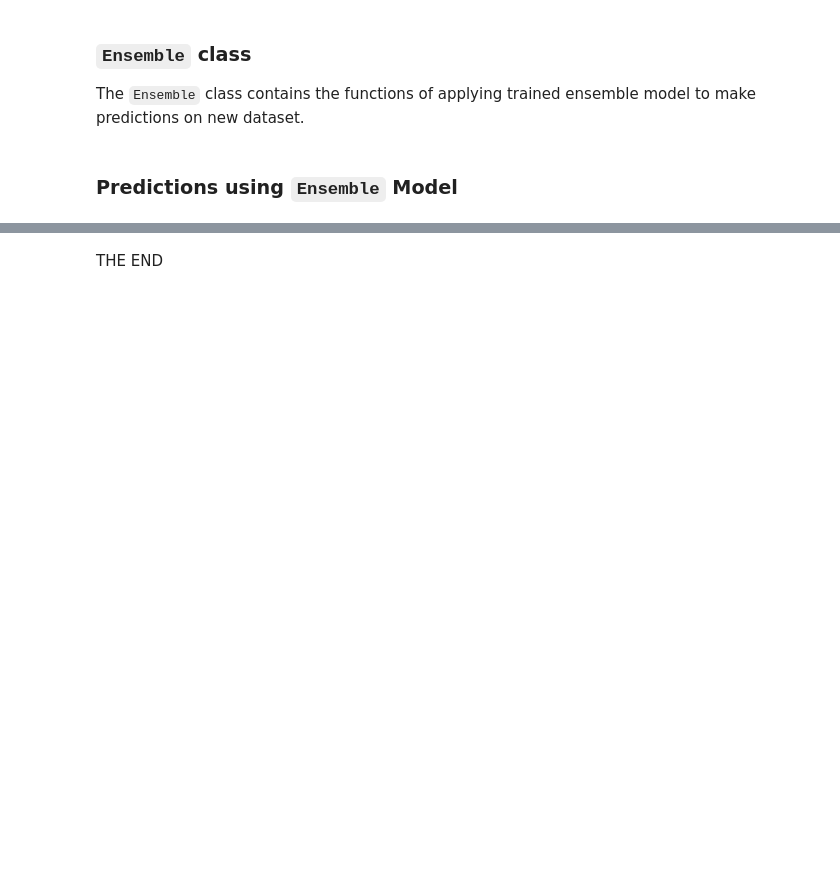
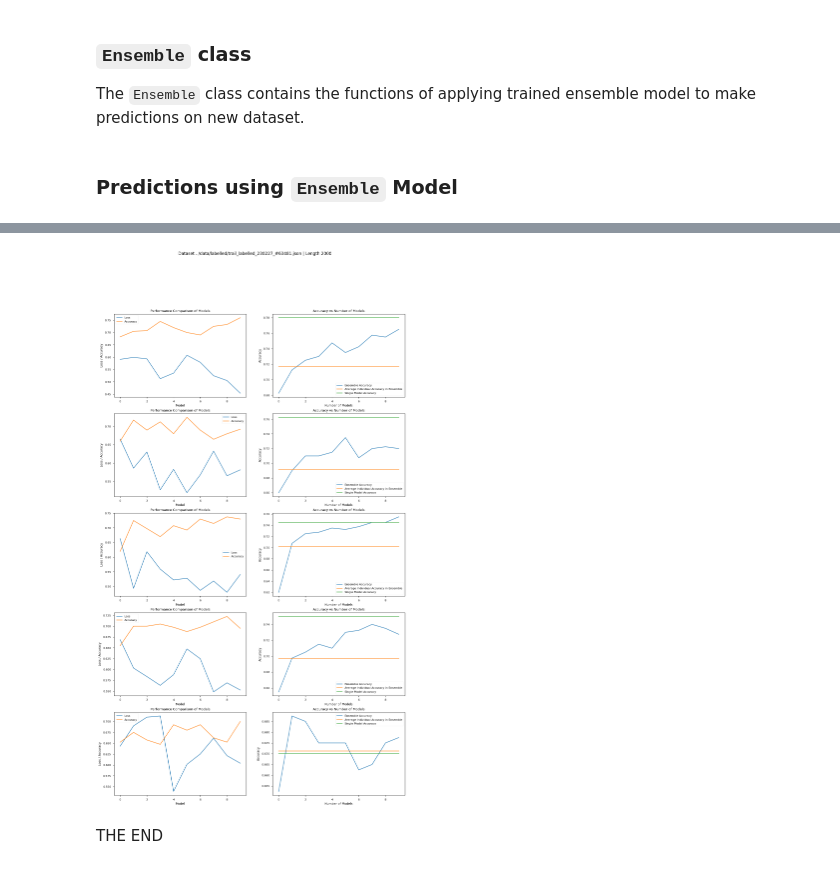
Before and after one commit to an7tang/uom-year3-project, a Jupyter notebook: src/sentiment_analyser.ipynb, the cells around one changed output, grey strips where cells are left out. Drawn from its saved outputs; the diff is of its cells as text; code cells hidden in the pictures; blank space fills up the shorter version.

```diff
--- a/src/sentiment_analyser.ipynb
+++ b/src/sentiment_analyser.ipynb
@@ -892,8 +981,8 @@ for fold, (train_idx, valid_idx) in enumerate(skf.split(tokenized_dataset, token
 
     metrics_list = []
     predictions_list = []
-    for i in range(size_of_ensemble):
-        print(f"\033[1;34;47m    ==========  {i+1}/{size_of_ensemble} of ensemble  ==========    \033[0m")
+    for i in range(ensemble_size):
+        print(f"\033[1;34;47m    ==========  {i+1}/{ensemble_size} of ensemble  ==========    \033[0m")
 
         # Initialise bootstrap sample index
         dataset_size = len(train_dataset)
@@ -1089,7 +1059,7 @@ accuracy_list = [metric["val_accuracy"] for metric in metrics_list]
 # %% [markdown]
 #### Show individule performance
 # %%
-member_ids = list(range(size_of_ensemble))
+member_ids = list(range(ensemble_size))
 member_losses = [ metr['val_loss'] for metr in metrics_list]
 member_accuricies = [ metr['val_accuracy'] for metr in metrics_list]
 print(np.mean(member_accuricies))
@@ -1253,0 +1199,13 @@ weighted avg       0.74      0.74      0.73      2000
+# %%
+# ======================== Hyperparameters ========================
+set_seed(42)              # Set seed for reproducibility
+epochs         = 4        # Recommends 2, 3, 4
+lr             = 3e-5     # Recommends 5e-5, 3e-5, 2e-5 (for Adam)
+batch_size     = 16       # Recommends 16, 32
+# =================================================================
+freeze_bert    = False    # Set 'True' if only training the last layer
+k_fold         = 5        # Number of folds for Stratified K Fold
+ensemble_size  = 10
+checkpoint_path = "/local/home/p11333at/nlp-project/checkpoints/"
+ensemble_checkpoint_path = "/local/home/p11333at/nlp-project/ensemble_checkpoints/"
+# =================================================================
@@ -1253,0 +1491,65 @@ weighted avg       0.74      0.74      0.73      2000
+# %%
+num = len(model_valid_accuracies)
+
+fig, ax = plt.subplots(num, 2, figsize=(15, 5*num))
+fig.suptitle(f'Dataset {dataset_path} | Length {len(dataset)}')
+
+for n in range(num):
+    # Retrieve the accuracy of single model
+    single_model_accuracy = model_valid_accuracies[n]
+    # Unpack the results of emsemble
+    # metrics_list, logits_list, ensemble_predictions, valid_labels = results[n]
+    metrics_list, logits_list, _ , valid_labels = results[n]
+    accuracy_list = [metric["val_accuracy"] for metric in metrics_list]     # Accuracy of each member in current fold
+
+    ensemble_logits = [ np.mean(logits_list[:i+1], axis=0) for i in range(len(logits_list)) ]
+    ensemble_predictions = np.argmax(ensemble_logits, axis=-1)
+    ensemble_accuracy = [accuracy_score(valid_labels, pred) for pred in ensemble_predictions]
+
+
+    # --------------------------------------------------
+    # Plot the loss and accuracy of each member in the ensemble
+    member_ids = list(range(ensemble_size))
+    member_losses = [ metr['val_loss'] for metr in metrics_list]
+    member_accuricies = [ metr['val_accuracy'] for metr in metrics_list]
+
+    ax[n, 0].plot(member_ids, member_losses, label="Loss")
+    ax[n, 0].plot(member_ids, member_accuricies, label="Accuracy")
+
+    # Set the x-axis label, y-axis label, and title
+    ax[n, 0].set_xlabel("Model")
+    ax[n, 0].set_ylabel("Loss / Accuracy")
+    ax[n, 0].set_title("Performance Comparison of Models")
+
+    # Add a legend to the plot
+    ax[n, 0].legend()
+
+    # Show the plot
+    # plt.show()
+
+    # --------------------------------------------------
+    # Plot graph (size_of_ensemble vs ensemble_accuracy)
+
+    ax[n, 1].plot(range(ensemble_size), ensemble_accuracy, label="Ensemble Accuracy")
+    # ax[n, 1].plot(range(ensemble_size), accuracy_list, label="Individual Accuracy of each Model in Ensemble")
+    ax[n, 1].plot(range(ensemble_size), [np.mean(accuracy_list)]*ensemble_size, label="Average Individual Accuracy in Ensemble")
+    ax[n, 1].plot(range(ensemble_size), [single_model_accuracy]*ensemble_size, label="Single Model Accuracy")
+    # Set the x-axis label, y-axis label, and title
+    ax[n, 1].set_xlabel("Number of Models")
+    ax[n, 1].set_ylabel("Accuracy")
+    ax[n, 1].set_title("Accuracy vs Number of Models")
+
+    # Add a legend to the plot
+    ax[n, 1].legend()
+
+    # Show the plot
+    # plt.show()
+    # img_path = "../asset/image/"
+    # plt.savefig(img_path + f'ensemble_comparison_{n}.png')
+
+    print(classification_report(valid_labels, ensemble_predictions[-1], target_names=['Negative', 'Netural', 'Positive']))
+
+
+img_path = "../asset/image/"
+plt.savefig(img_path + f'ensemble_comparison.png')
+# %% [output]
@@ -1254,2 +1573,3 @@ weighted avg       0.74      0.74      0.73      2000
+[figure, added]
 # %% [markdown]
 THE END
```
Also changed, not shown: parts of 22 cells of this notebook.
